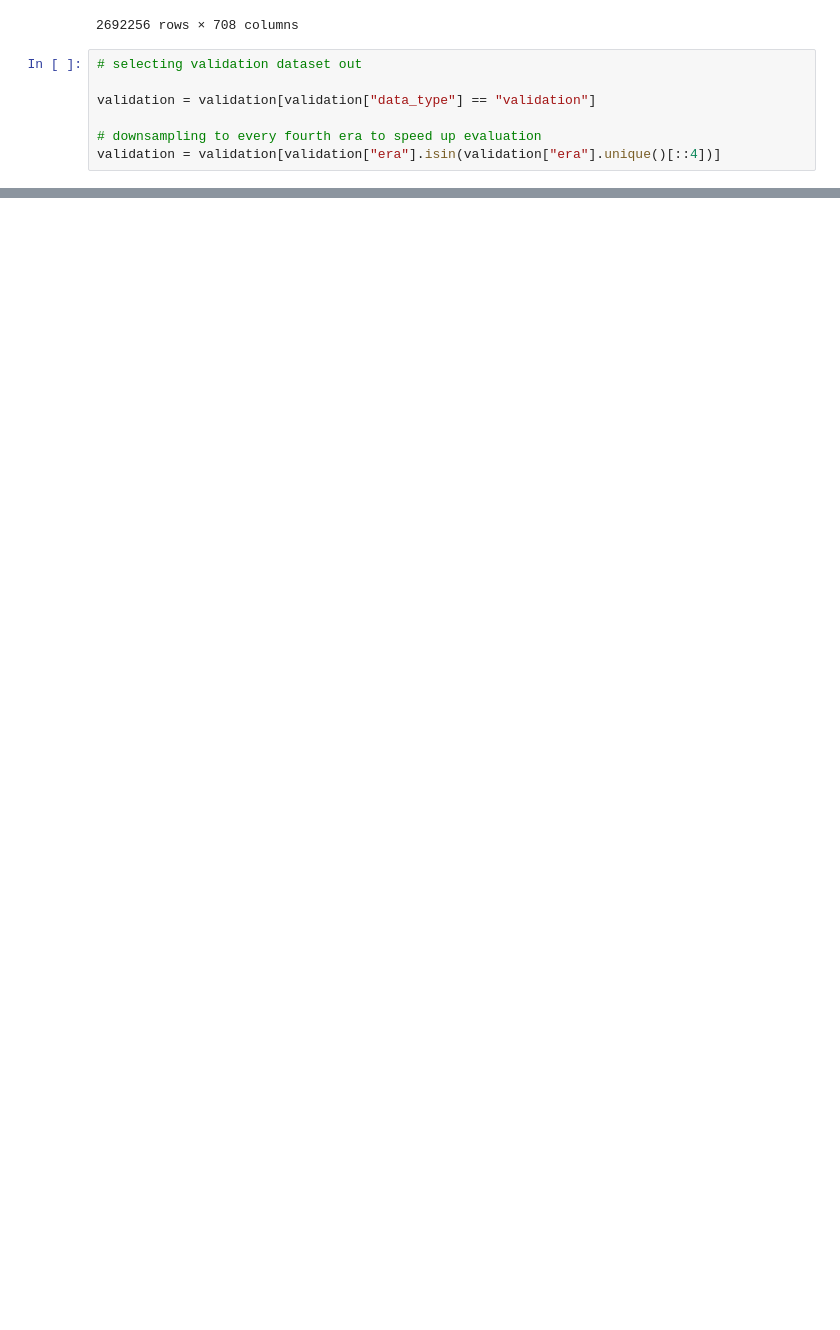
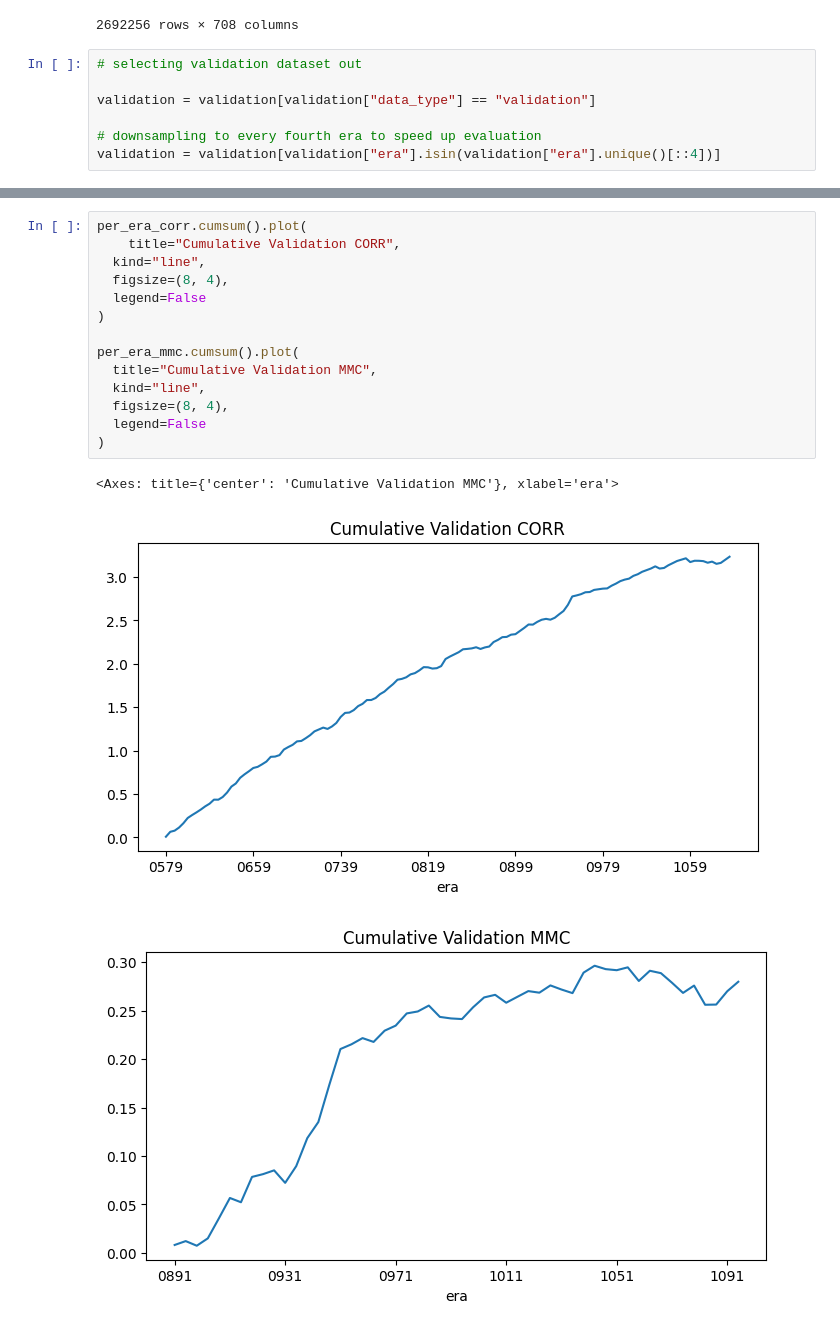
Before and after one commit to Pankaj-2003/Numerai_Models, a Jupyter notebook: numerai_first_notebook.ipynb, the cells around one changed output, grey strips where cells are left out. Saved outputs shown, nothing was run; the diff lists cells and outputs as text; blank space fills up the shorter version.

```diff
--- a/numerai_first_notebook.ipynb
+++ b/numerai_first_notebook.ipynb
@@ -220,0 +252,18 @@ validation[~validation["era"].isin(eras_to_embargo)]
+# %%
+per_era_corr.cumsum().plot(
+    title="Cumulative Validation CORR",
+  kind="line",
+  figsize=(8, 4),
+  legend=False
+)
+
+per_era_mmc.cumsum().plot(
+  title="Cumulative Validation MMC",
+  kind="line",
+  figsize=(8, 4),
+  legend=False
+)
+# %% [output]
+<Axes: title={'center': 'Cumulative Validation MMC'}, xlabel='era'>
+[figure, added]
+[figure, added]
```
Also changed, not shown: parts of 24 cells of this notebook.
